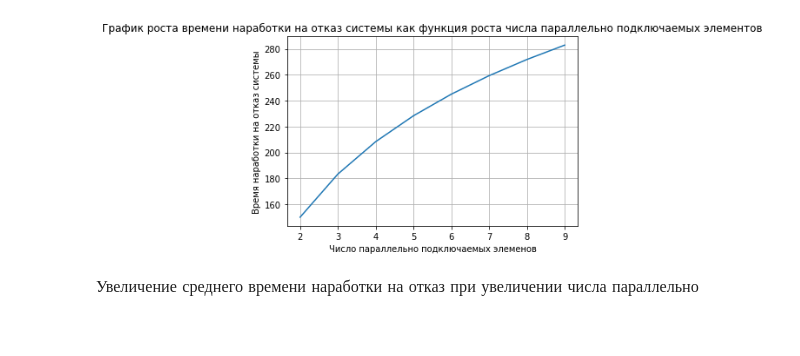
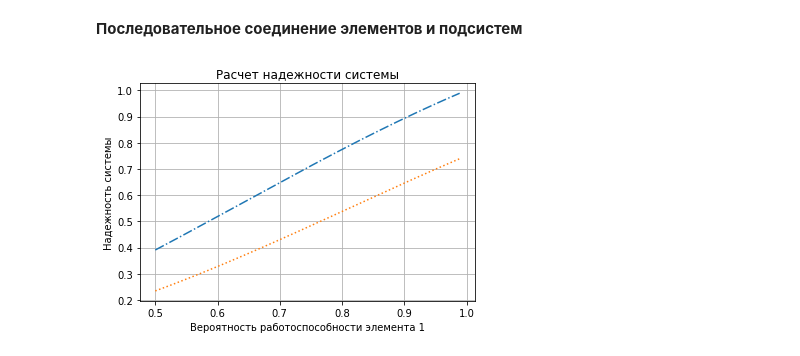
Before and after one commit to SergeyS1954/CLT, a Jupyter notebook: SeqPar.ipynb, the cells around one changed output. Saved outputs shown, nothing was run; the diff lists cells and outputs as text; code cells hidden in the pictures.

```diff
--- a/SeqPar.ipynb
+++ b/SeqPar.ipynb
@@ -49,12 +3,26 @@ for nn in n:
-# %%
-plt.plot (n,TT2)
-plt.title('График роста времени наработки на отказ системы как функция роста числа параллельно подключаемых элементов')
-plt.xlabel('Число параллельно подключаемых элеменов')
-plt.ylabel('Время наработки на отказ системы')
-plt.grid(True)
-plt.show()
-# %% [output]
-[figure, removed]
-# %% [markdown]
-
-$\textbf{Увеличение среднего времени наработки на отказ при увеличении числа  параллельно работающих элеменов не пропорционально числу элементов.}$
+# %% [markdown]
+**Последовательное соединение элементов и подсистем**
+# %%
+import numpy as np
+import matplotlib.pyplot as plt
+import math
+
+p = np.arange (0.5, 0.99, 0.001)
+p_1 = p
+p_2 = 0.5 *p
+pa1  = 1 - (1 - p_1)*(1 - p_2)
+pa2  = 1 - (1 - p_1)*(1 - p_2)
+pa = pa1*pa2
+pb1  = p_1*p_2
+pb2  = p_1*p_2
+pb = 1 - (1 - pb1)*(1 - pb2)
+fig = plt.figure()   # Отрисовка данных
+plt.plot (p,pa, '-.')
+plt.plot (p,pb, ':')
+plt.title('Расчет надежности системы')
+plt.xlabel('Вероятность работоспособности элемента 1')
+plt.ylabel('Надежность системы')
+plt.grid(True)
+plt.show()
+# %% [output]
+[figure, added]
```
Also changed, not shown: parts of 10 cells of this notebook.
